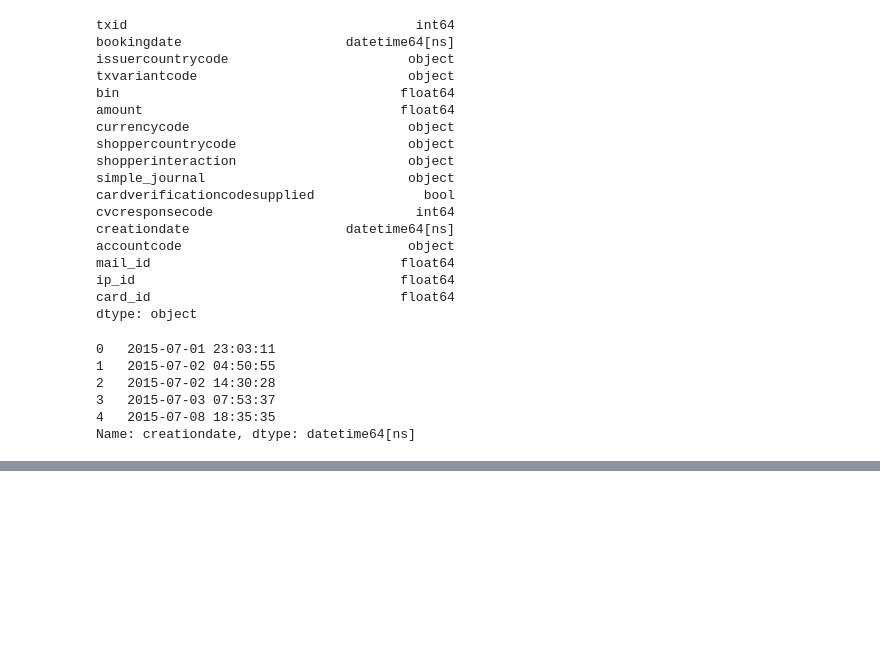
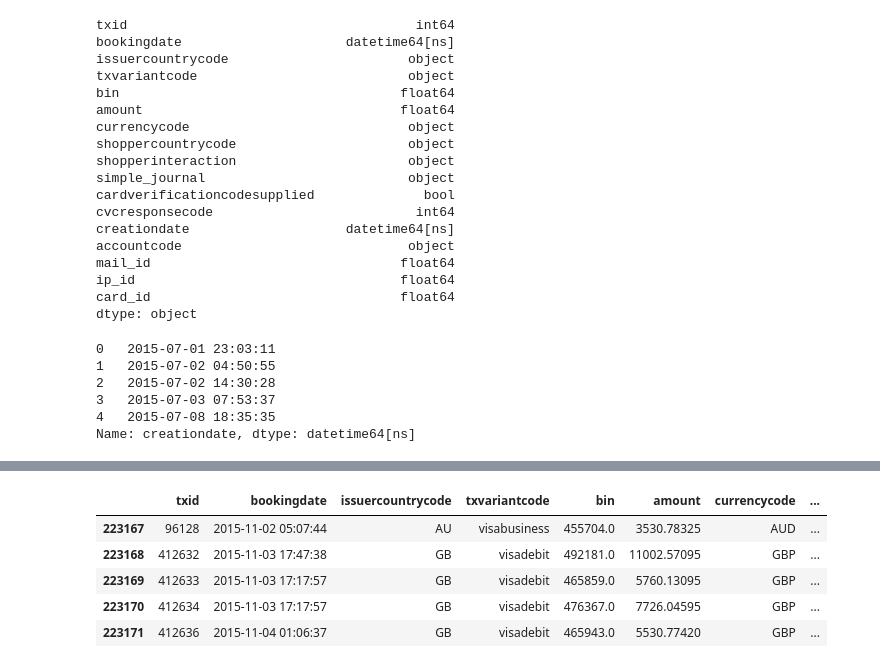
Before and after one commit to simionAndrei/CyberFraud1, a Jupyter notebook: Exploratory Analysis.ipynb, the cells around one changed output, grey strips where cells are left out. Drawn from its saved outputs; the diff is of its cells as text; code cells hidden in the pictures; blank space fills up the shorter version.

```diff
--- a/Exploratory Analysis.ipynb
+++ b/Exploratory Analysis.ipynb
@@ -155,0 +169,9 @@ df.reset_index(drop = True, inplace = True)
+# %%
+df.tail()
+# %% [output]
+|  | txid | bookingdate | issuercountrycode | txvariantcode | bin | amount | currencycode | ... |
+| 223167 | 96128 | 2015-11-02 05:07:44 | AU | visabusiness | 455704.0 | 3530.78325 | AUD | ... |
+| 223168 | 412632 | 2015-11-03 17:47:38 | GB | visadebit | 492181.0 | 11002.57095 | GBP | ... |
+| 223169 | 412633 | 2015-11-03 17:17:57 | GB | visadebit | 465859.0 | 5760.13095 | GBP | ... |
+| 223170 | 412634 | 2015-11-03 17:17:57 | GB | visadebit | 476367.0 | 7726.04595 | GBP | ... |
+| 223171 | 412636 | 2015-11-04 01:06:37 | GB | visadebit | 465943.0 | 5530.77420 | GBP | ... |
```
Also changed, not shown: parts of 11 cells of this notebook.
